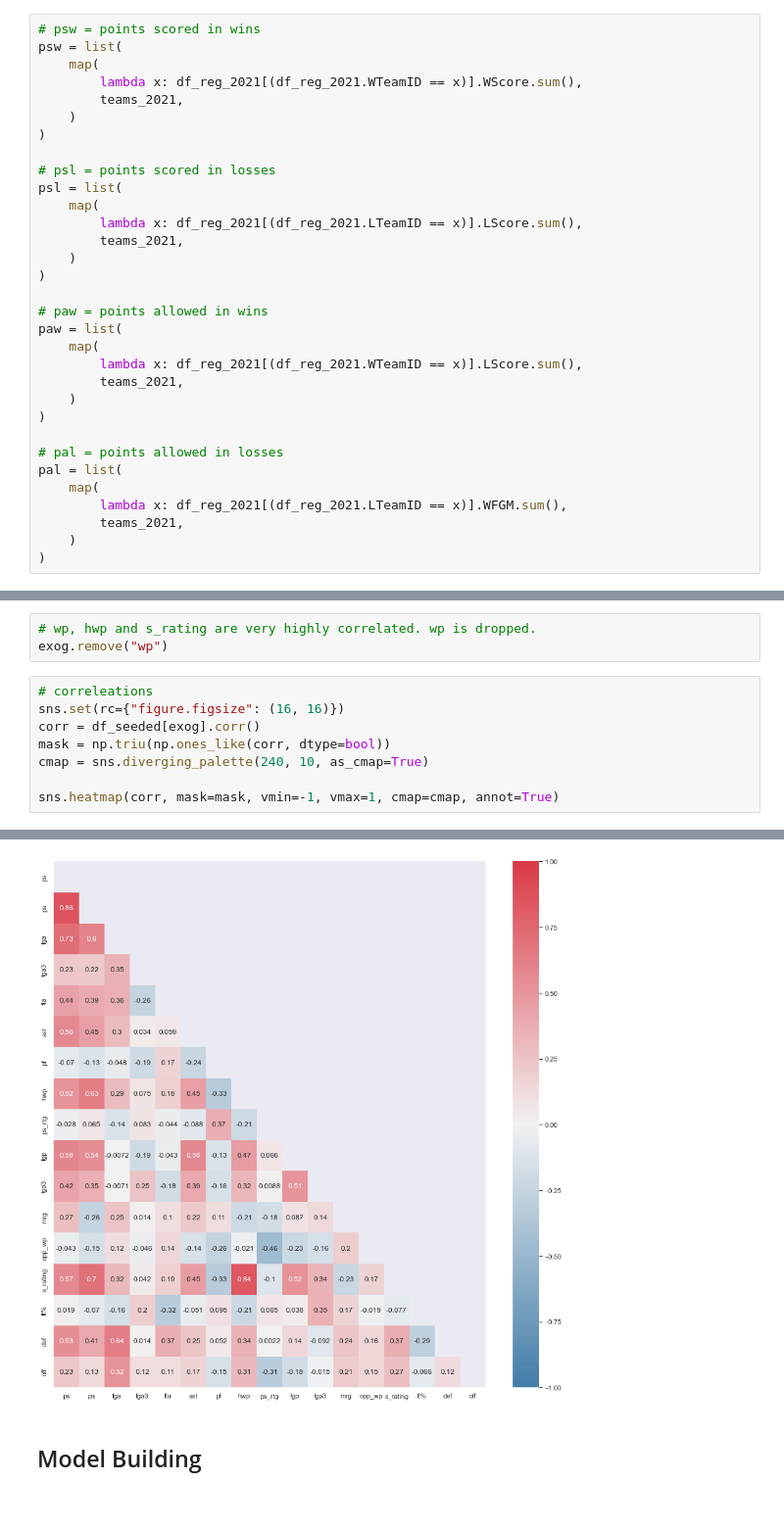
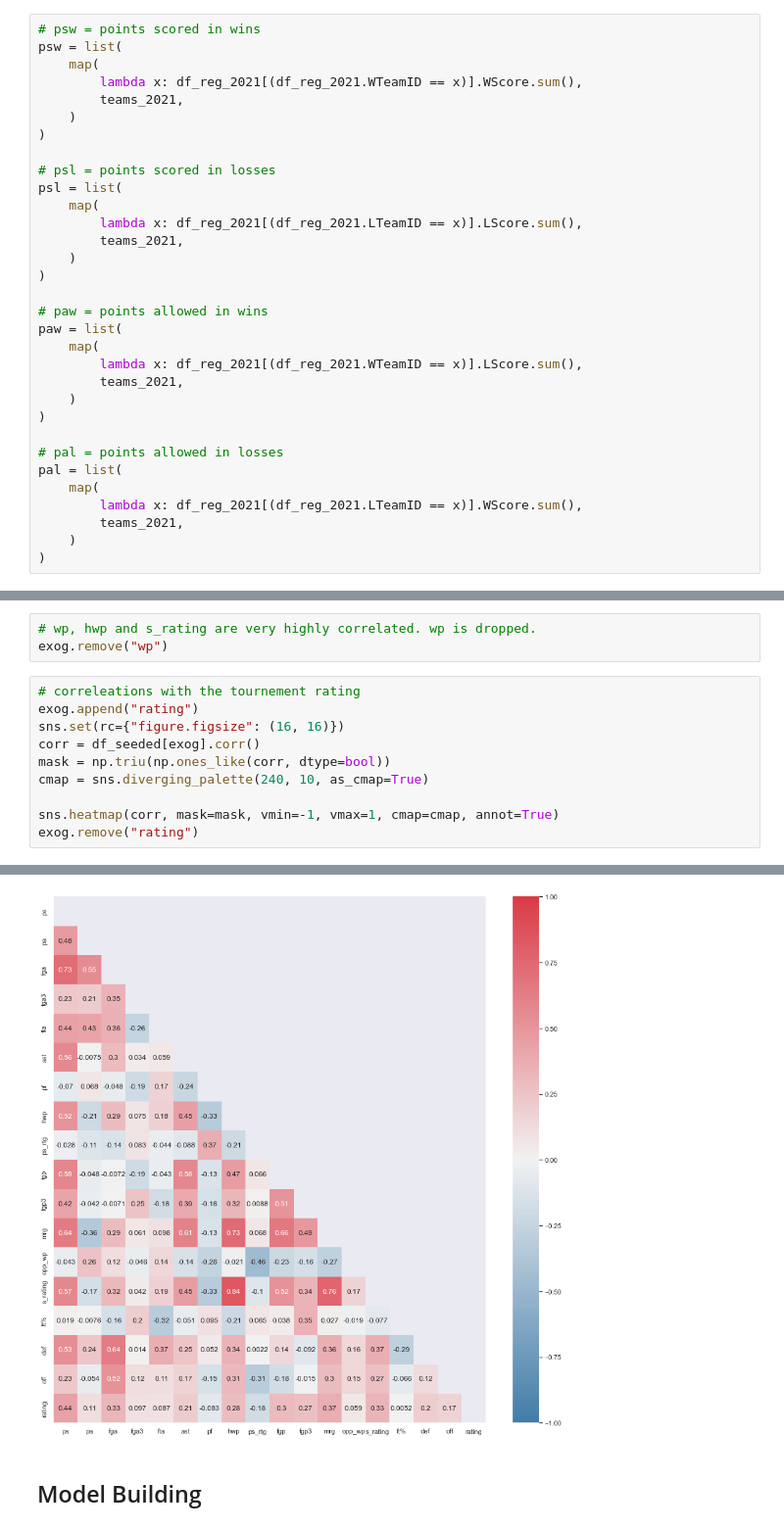
Before and after one commit to ozgunhaznedar/march_madness, a Jupyter notebook: notebooks/OH_regular.ipynb, the cells around one changed output, grey strips where cells are left out. Shown at 98% size. Saved outputs shown, nothing was run; the diff lists cells and outputs as text.

```diff
--- a/notebooks/OH_regular.ipynb
+++ b/notebooks/OH_regular.ipynb
@@ -129,7 +133,7 @@ paw = list(
 # pal = points allowed in losses
 pal = list(
     map(
-        lambda x: df_reg_2021[(df_reg_2021.LTeamID == x)].WFGM.sum(),
+        lambda x: df_reg_2021[(df_reg_2021.LTeamID == x)].WScore.sum(),
         teams_2021,
     )
 )
@@ -531,11 +535,13 @@ sns.heatmap(corr, mask=mask, vmin=-1, vmax=1, cmap=cmap, annot=True)
 # wp, hwp and s_rating are very highly correlated. wp is dropped.
 exog.remove("wp")
 # %%
-# correleations
+# correleations with the tournement rating
+exog.append("rating")
 sns.set(rc={"figure.figsize": (16, 16)})
 corr = df_seeded[exog].corr()
 mask = np.triu(np.ones_like(corr, dtype=bool))
 cmap = sns.diverging_palette(240, 10, as_cmap=True)
 
 sns.heatmap(corr, mask=mask, vmin=-1, vmax=1, cmap=cmap, annot=True)
+exog.remove("rating")
 # %% [output]
@@ -543,4 +548,4 @@ sns.heatmap(corr, mask=mask, vmin=-1, vmax=1, cmap=cmap, annot=True)
-[figure, old version]
+[figure, new version]
 # %% [markdown]
 ## Model Building
 # %%
```
Also changed, not shown: parts of 18 cells of this notebook, 2 other files.
